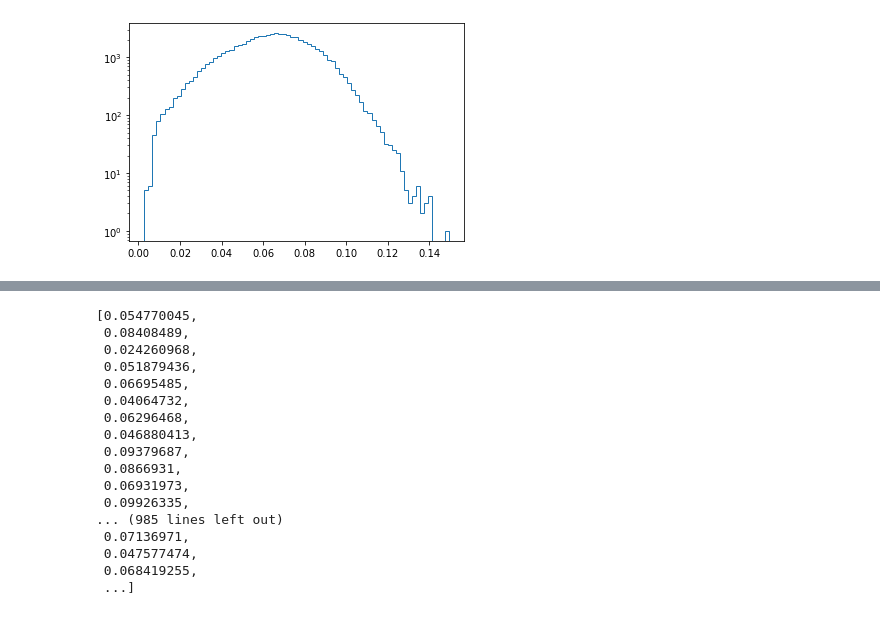
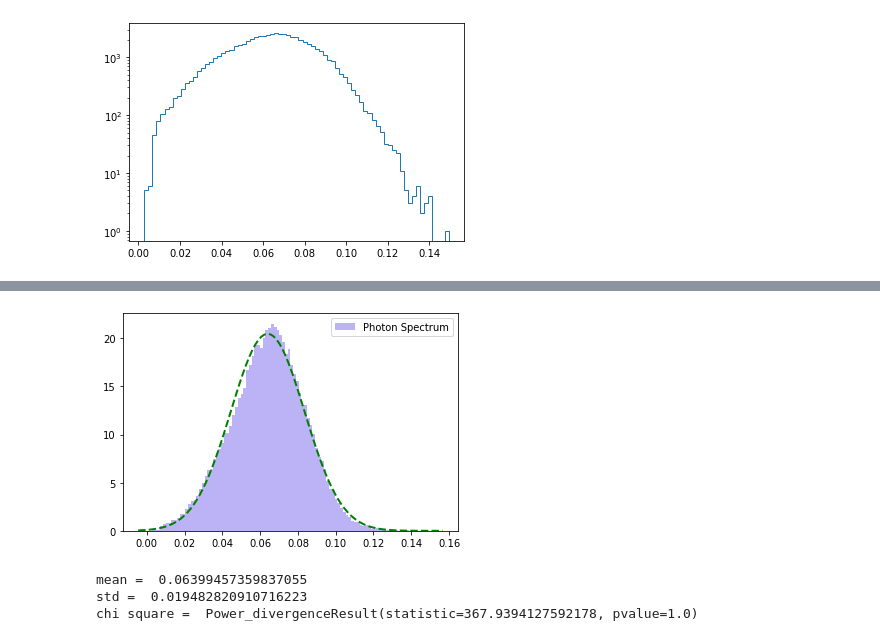
Before and after one commit to chiarabadiali/comp_scatt_ML, a Jupyter notebook: notebooks/Test_NeuralNetwork.ipynb, the cells around one changed output, grey strips where cells are left out. Saved outputs shown, nothing was run; the diff lists cells and outputs as text; code cells hidden in the pictures.

```diff
--- a/notebooks/Test_NeuralNetwork.ipynb
+++ b/notebooks/Test_NeuralNetwork.ipynb
@@ -164,20 +115,21 @@ energy_spectrum(photon_final_nn, 75)
-# %%
-photon_final_nn
-# %% [output]
-[0.054770045,
- 0.08408489,
- 0.024260968,
- 0.051879436,
- 0.06695485,
- 0.04064732,
- 0.06296468,
- 0.046880413,
- 0.09379687,
- 0.0866931,
- 0.06931973,
- 0.09926335,
-... (985 lines left out)
- 0.07136971,
- 0.047577474,
- 0.068419255,
- ...]
+# %%
+mean,std=norm.fit(final_p)
+plt.hist(final_p, bins=100, alpha = 0.5, color = 'mediumslateblue', label='Photon Spectrum', density = True)
+plt.legend(loc='upper right')
+xmin, xmax = plt.xlim()
+x_p = np.linspace(xmin, xmax, 100)
+y_p = norm.pdf(x_p, mean, std)
+plt.plot(x_p, y_p,'g--', linewidth=2)
+plt.savefig('../plots/twonetworks/100/photonspectrum.png')
+plt.savefig('../plots/twonetworks/100/photonspectrum.png')
+plt.show()
+# %% [output]
+[figure, added]
+# %%
+print('mean = ', mean)
+print('std = ', std)
+print("chi square = ", stats.chisquare(final_p))
+# %% [output]
+mean =  0.06399457359837055
+std =  0.019482820910716223
+chi square =  Power_divergenceResult(statistic=367.9394127592178, pvalue=1.0)
```
Also changed, not shown: parts of 16 cells of this notebook, 2 other files.
